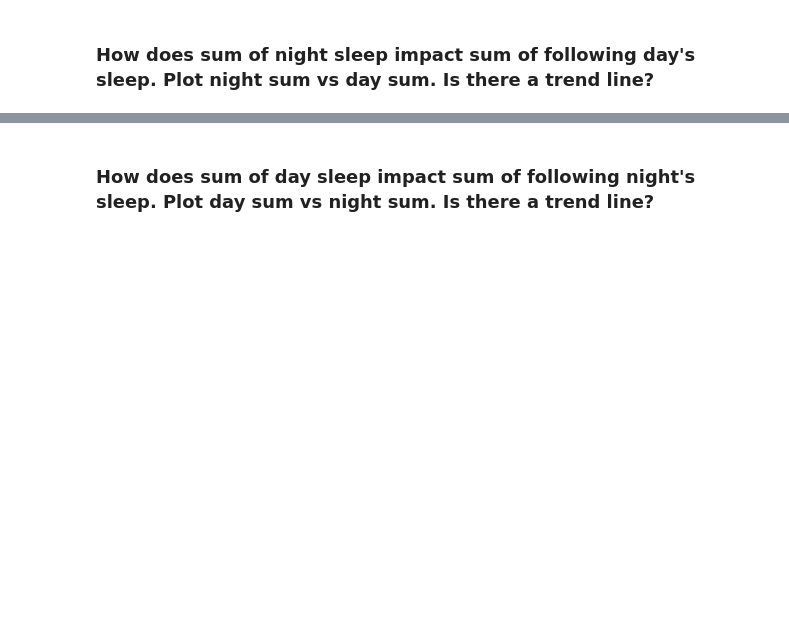
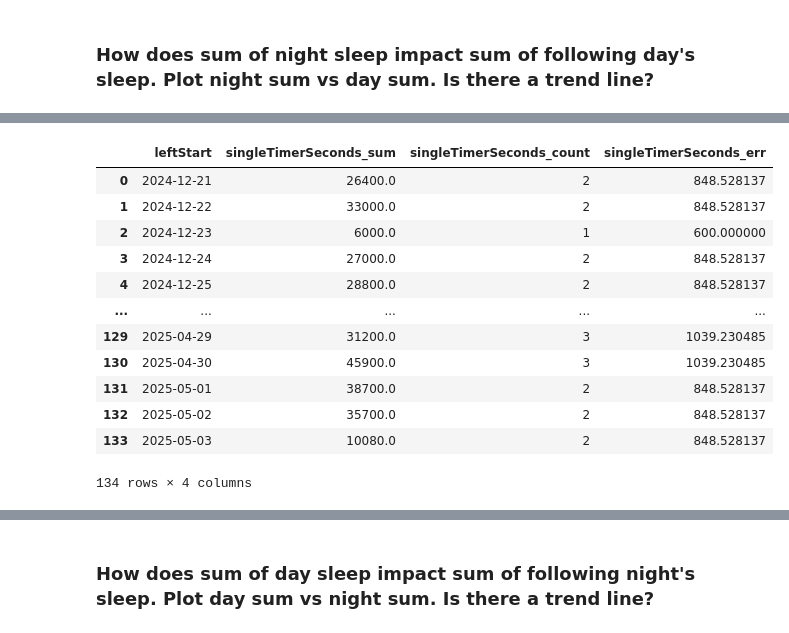
Before and after one commit to deividribeiro/baby_growth_tracking, a Jupyter notebook: mybaby.ipynb, the cells around one changed output, grey strips where cells are left out. Drawn from its saved outputs; the diff is of its cells as text; code cells hidden in the pictures; blank space fills up the shorter version.

```diff
--- a/mybaby.ipynb
+++ b/mybaby.ipynb
@@ -553,0 +550,16 @@ plt.savefig("figures/sleep_night_on_day.png")
+# %%
+daily_totals_night
+# %% [output]
+|  | leftStart | singleTimerSeconds_sum | singleTimerSeconds_count | singleTimerSeconds_err |
+| 0 | 2024-12-21 | 26400.0 | 2 | 848.528137 |
+| 1 | 2024-12-22 | 33000.0 | 2 | 848.528137 |
+| 2 | 2024-12-23 | 6000.0 | 1 | 600.000000 |
+| 3 | 2024-12-24 | 27000.0 | 2 | 848.528137 |
+| 4 | 2024-12-25 | 28800.0 | 2 | 848.528137 |
+| ... | ... | ... | ... | ... |
+| 129 | 2025-04-29 | 31200.0 | 3 | 1039.230485 |
+| 130 | 2025-04-30 | 45900.0 | 3 | 1039.230485 |
+| 131 | 2025-05-01 | 38700.0 | 2 | 848.528137 |
+| 132 | 2025-05-02 | 35700.0 | 2 | 848.528137 |
+| 133 | 2025-05-03 | 10080.0 | 2 | 848.528137 |
+134 rows × 4 columns
```
Also changed, not shown: parts of 33 cells of this notebook, 22 other files.
